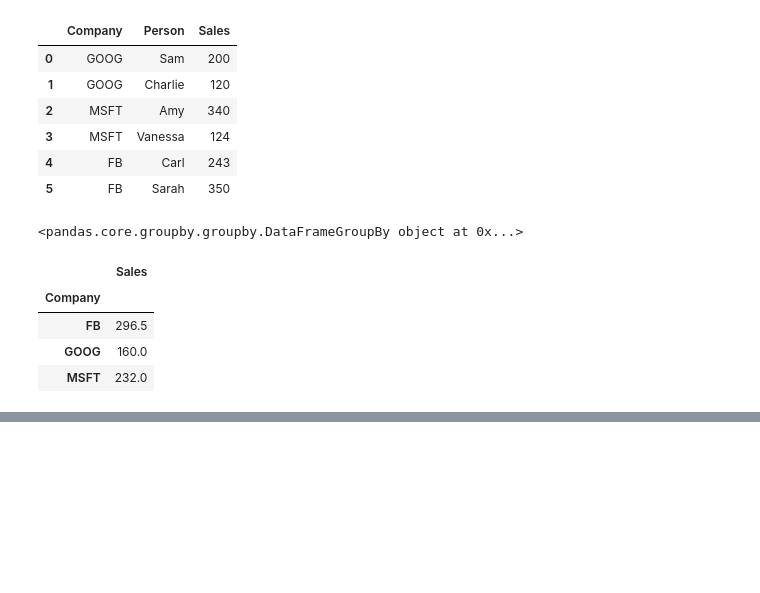
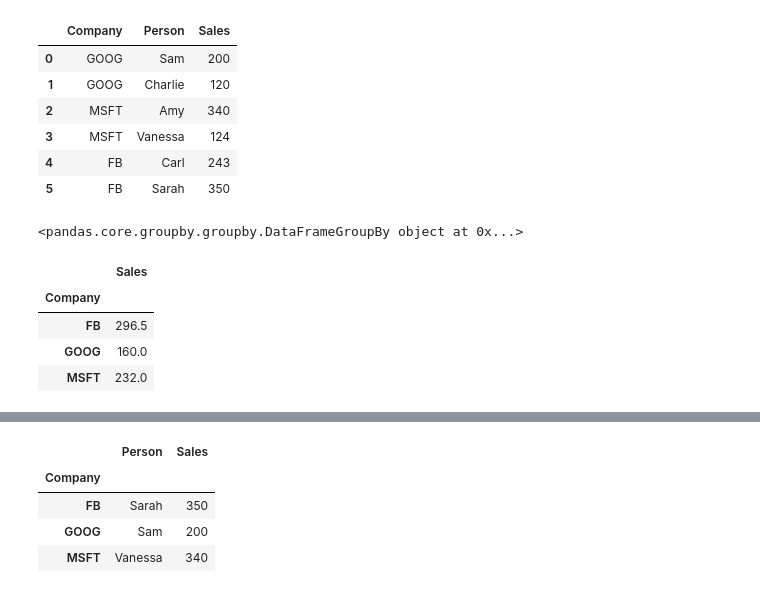
Before and after one commit to AnmolTomer/ml_bootcamp_udemy, a Jupyter notebook: 06. Python for Data Analysis - Pandas/6.5 groupby.ipynb, the cells around one changed output, grey strips where cells are left out. Drawn from its saved outputs; the diff is of its cells as text; code cells hidden in the pictures; blank space fills up the shorter version.

```diff
--- a/06. Python for Data Analysis - Pandas/6.5 groupby.ipynb
+++ b/06. Python for Data Analysis - Pandas/6.5 groupby.ipynb
@@ -69,0 +110,8 @@ byComp.mean() # Looks at column and gives us average sales by the company.
+# %%
+df.groupby('Company').max()
+# %% [output]
+|  | Person | Sales |
+| Company |  |  |
+| FB | Sarah | 350 |
+| GOOG | Sam | 200 |
+| MSFT | Vanessa | 340 |
```
Also changed, not shown: parts of 12 cells of this notebook.
